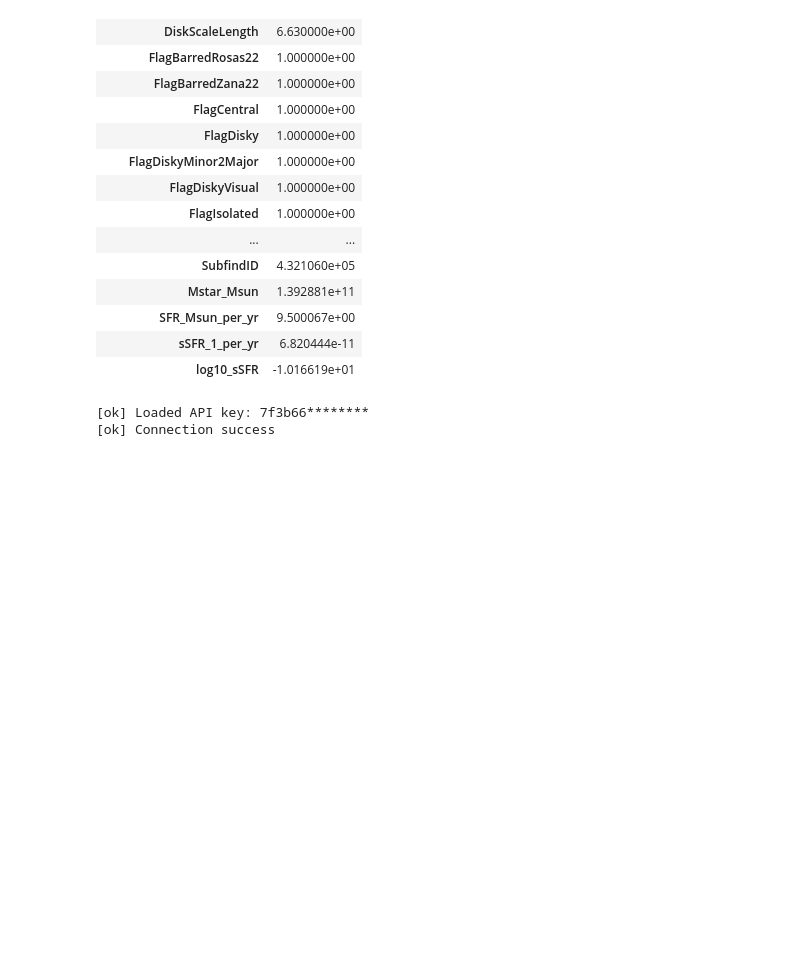
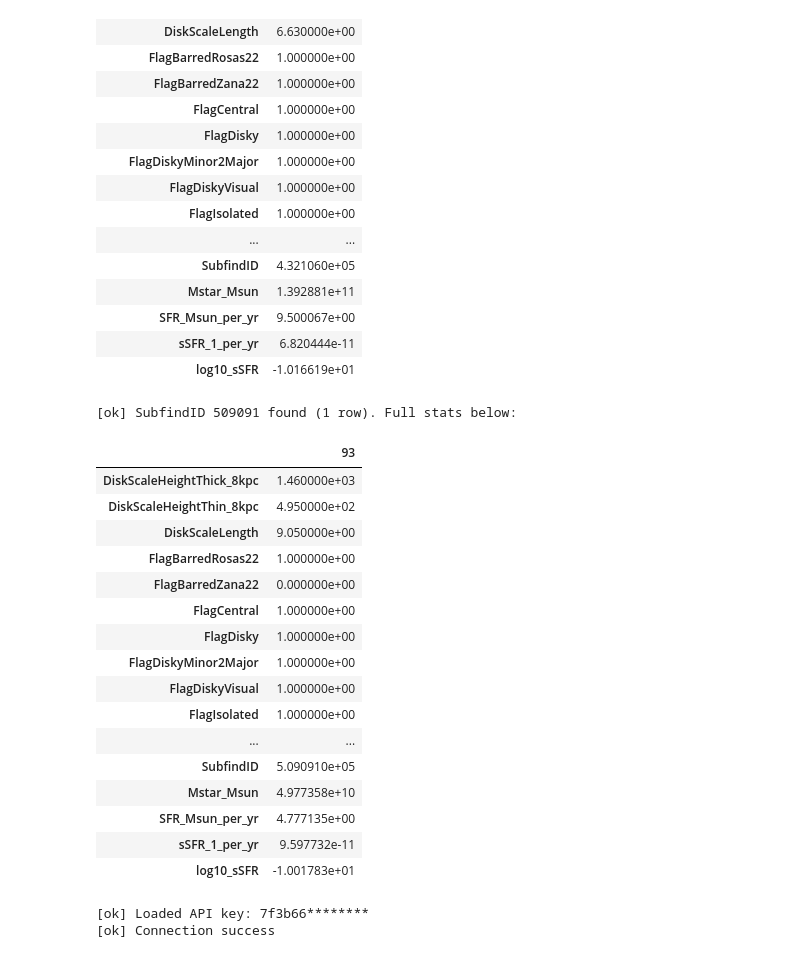
Before and after one commit to tanmay-starslab/tng-mw-kinematics-spec, a Jupyter notebook: notebooks/analysis.ipynb, the cells around one changed output. Cells and saved outputs as stored; diff of their text form; code cells hidden in the pictures; blank space fills up the shorter version.

```diff
--- a/notebooks/analysis.ipynb
+++ b/notebooks/analysis.ipynb
@@ -119,6 +119,33 @@ else:
 | SFR_Msun_per_yr | 9.500067e+00 |
 | sSFR_1_per_yr | 6.820444e-11 |
 | log10_sSFR | -1.016619e+01 |
+# %%
+TARGET = 509091
+row = df_en.loc[subid.astype(int) == TARGET]
+if row.empty:
+    print(f"[warn] SubfindID {TARGET} not in catalog.")
+else:
+    print(f"[ok] SubfindID {TARGET} found ({len(row)} row). Full stats below:")
+    display(row.T)   # transpose for readability
+# %% [output]
+[ok] SubfindID 509091 found (1 row). Full stats below:
+|  | 93 |
+| DiskScaleHeightThick_8kpc | 1.460000e+03 |
+| DiskScaleHeightThin_8kpc | 4.950000e+02 |
+| DiskScaleLength | 9.050000e+00 |
+| FlagBarredRosas22 | 1.000000e+00 |
+| FlagBarredZana22 | 0.000000e+00 |
+| FlagCentral | 1.000000e+00 |
+| FlagDisky | 1.000000e+00 |
+| FlagDiskyMinor2Major | 1.000000e+00 |
+| FlagDiskyVisual | 1.000000e+00 |
+| FlagIsolated | 1.000000e+00 |
+| ... | ... |
+| SubfindID | 5.090910e+05 |
+| Mstar_Msun | 4.977358e+10 |
+| SFR_Msun_per_yr | 4.777135e+00 |
+| sSFR_1_per_yr | 9.597732e-11 |
+| log10_sSFR | -1.001783e+01 |
 # %%
 import sys, os, pathlib
 # assuming this notebook is in notebooks/ under repo root
```
Also changed, not shown: parts of 1 cell of this notebook, 1 other file.
